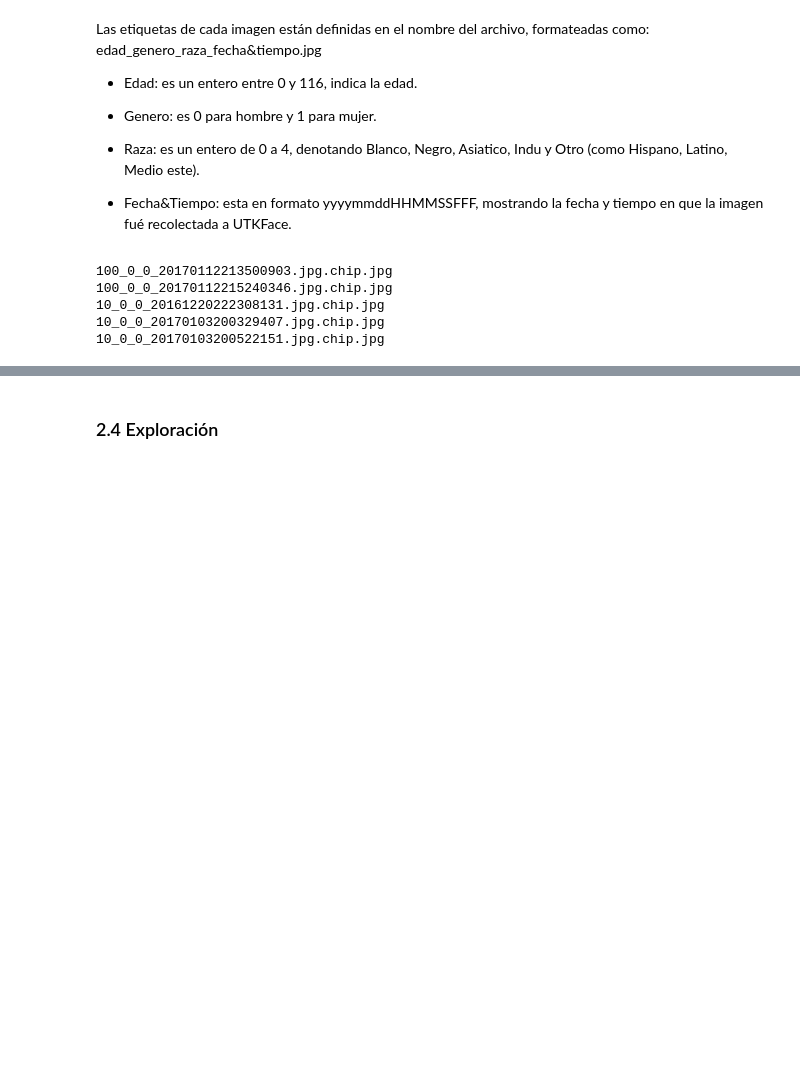
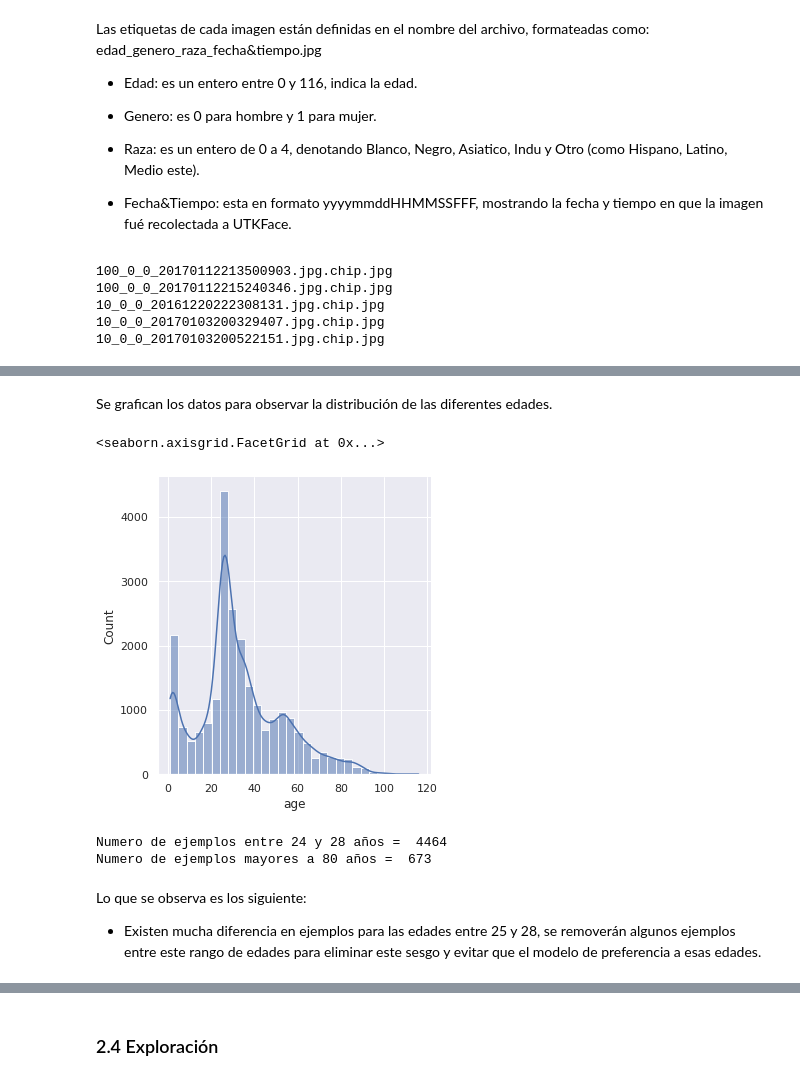
Before and after one commit to JorgeTonatiuh/aprendizaje_profundo_tarea_2, a Jupyter notebook: prediccion_edades.ipynb, the cells around one changed output, grey strips where cells are left out. Saved outputs shown, nothing was run; the diff lists cells and outputs as text; code cells hidden in the pictures; blank space fills up the shorter version.

```diff
--- a/prediccion_edades.ipynb
+++ b/prediccion_edades.ipynb
@@ -165,0 +191,5 @@ Las etiquetas de cada imagen están definidas en el nombre del archivo, formatea
+# %%
+img_names = sorted(os.listdir(data_dir))
+df_data = {'name': img_names, 'age': [int(img.split('_')[0]) for img in img_names]}
+df_data = pd.DataFrame(df_data)
+df_data
@@ -165,0 +210,19 @@ Las etiquetas de cada imagen están definidas en el nombre del archivo, formatea
+# %% [markdown]
+Se grafican los datos para observar la distribución de las diferentes edades.
+# %%
+sns.set_theme()
+sns.displot(df_data['age'],kde=True, bins=30)
+# %% [output]
+<seaborn.axisgrid.FacetGrid at 0x...>
+[figure, added]
+# %%
+print("Numero de ejemplos entre 24 y 28 años = ", len(df_data[(df_data['age'] >= 25) & (df_data['age'] <= 28)]))
+print("Numero de ejemplos mayores a 80 años = ", len(df_data[(df_data['age'] >= 80)]))
+# %% [output]
+Numero de ejemplos entre 24 y 28 años =  4464
+Numero de ejemplos mayores a 80 años =  673
+# %% [markdown]
+Lo que se observa es los siguiente:
+
+
+- Existen mucha diferencia en ejemplos para las edades entre 25 y 28, se removerán algunos ejemplos entre este rango de edades para eliminar este sesgo y evitar que el modelo de preferencia a esas edades.
```
Also changed, not shown: parts of 89 cells of this notebook.
